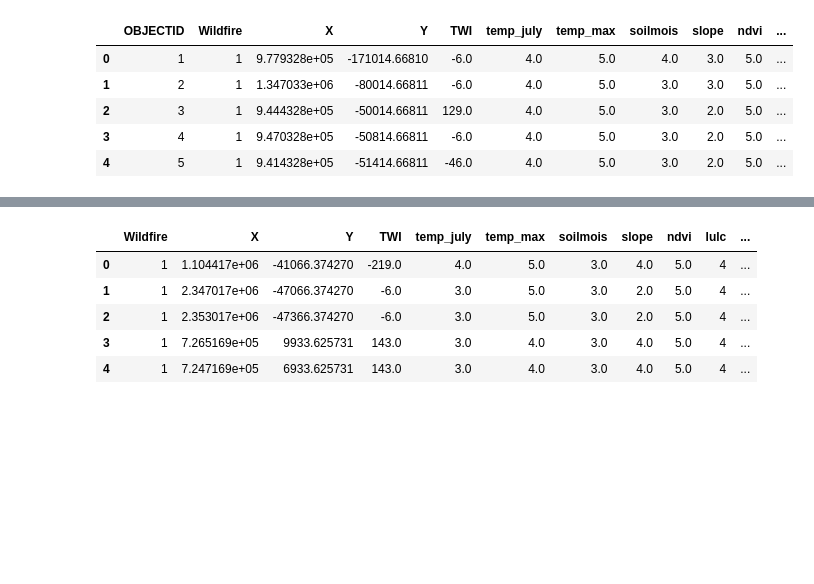
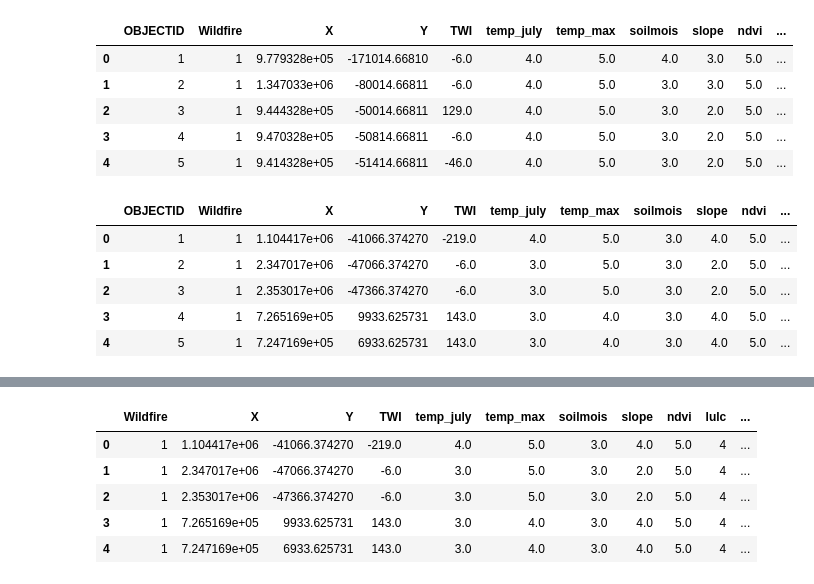
Before and after one commit to ashkanmosalla/Wildfire, a Jupyter notebook: jupyterlab.ipynb, the cells around one changed output, grey strips where cells are left out. Drawn from its saved outputs; the diff is of its cells as text; code cells hidden in the pictures; blank space fills up the shorter version.

```diff
--- a/jupyterlab.ipynb
+++ b/jupyterlab.ipynb
@@ -265,3 +263,5 @@ df_train['aspect'].value_counts()
 4.0    5960
 1.0    2088
 Name: aspect, dtype: int64
+# %%
+df_test['aspect'] = df_test['aspect'].replace(6, 2)
@@ -305,6 +315,7 @@ df_test = df_test.astype(
         'elevation': 'category',
         'aspect': 'category',
         'dist_road': 'category',
+        'dist_river': 'category',
         'pcp': 'category',
     }
 )
@@ -456,6 +467,15 @@ New_df_train.head()
 | 2 | 3 | 1 | 9.444328e+05 | -50014.66811 | 129.0 | 4.0 | 5.0 | 3.0 | 2.0 | 5.0 | ... |
 | 3 | 4 | 1 | 9.470328e+05 | -50814.66811 | -6.0 | 4.0 | 5.0 | 3.0 | 2.0 | 5.0 | ... |
 | 4 | 5 | 1 | 9.414328e+05 | -51414.66811 | -46.0 | 4.0 | 5.0 | 3.0 | 2.0 | 5.0 | ... |
+# %%
+New_df_test.head()
+# %% [output]
+|  | OBJECTID | Wildfire | X | Y | TWI | temp_july | temp_max | soilmois | slope | ndvi | ... |
+| 0 | 1 | 1 | 1.104417e+06 | -41066.374270 | -219.0 | 4.0 | 5.0 | 3.0 | 4.0 | 5.0 | ... |
+| 1 | 2 | 1 | 2.347017e+06 | -47066.374270 | -6.0 | 3.0 | 5.0 | 3.0 | 2.0 | 5.0 | ... |
+| 2 | 3 | 1 | 2.353017e+06 | -47366.374270 | -6.0 | 3.0 | 5.0 | 3.0 | 2.0 | 5.0 | ... |
+| 3 | 4 | 1 | 7.265169e+05 | 9933.625731 | 143.0 | 3.0 | 4.0 | 3.0 | 4.0 | 5.0 | ... |
+| 4 | 5 | 1 | 7.247169e+05 | 6933.625731 | 143.0 | 3.0 | 4.0 | 3.0 | 4.0 | 5.0 | ... |
 # %%
 # Drop Object ID from Training data
 columns_to_drop = ['OBJECTID']
```
Also changed, not shown: parts of 31 cells of this notebook.
